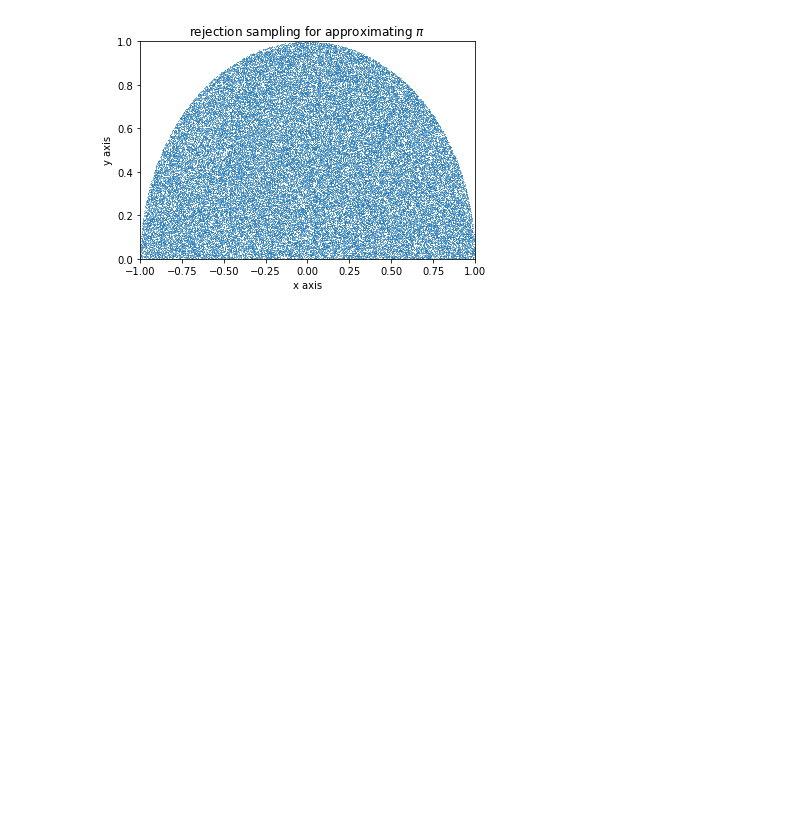
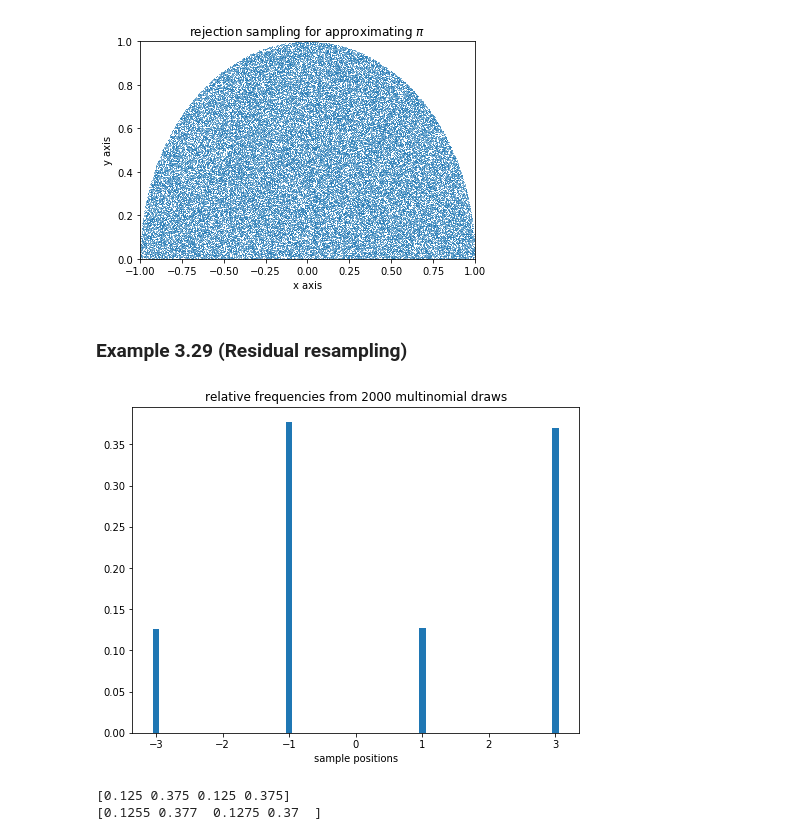
Before and after one commit to ray-chew/probabilistic_forecasting_examples, a Jupyter notebook: Chapter 3.ipynb, the cells around one changed output. Saved outputs shown, nothing was run; the diff lists cells and outputs as text; code cells hidden in the pictures; blank space fills up the shorter version.

```diff
--- a/Chapter 3.ipynb
+++ b/Chapter 3.ipynb
@@ -264,3 +264,41 @@ plt.ylim([0.,1.])
 plt.show()
 # %% [output]
 [figure]
+# %% [markdown]
+### Example 3.29 (Residual resampling)
+# %%
+# weights
+w = np.array([1.,3.,1.,3.])/8
+# cumulative weights
+W = np.array([1./8, 1./2, 5./8, 1.])
+
+x = [-3., -1., 1., 3.]
+
+# number of samples
+M = 2000
+xi = np.zeros((M))
+
+for i in range(M):
+    u = np.random.rand()
+    j1 = 0
+
+    while u > W[j1]:
+        j1 += 1
+
+    xi[i] = x[j1]
+
+fig7 = plt.figure(figsize=(8,6))
+nn, xh = np.histogram(xi)
+nn = nn.astype("float")/np.sum(nn)
+
+plt.bar([-3., -2., -1.5, -1., -0.5, 0.5, 1., 1.5, 2.0, 3.0], nn, width=0.1)
+plt.xlabel("sample positions")
+plt.title("relative frequencies from 2000 multinomial draws")
+plt.show()
+
+print(w)
+print(nn[np.where(nn > 0.)])
+# %% [output]
+[figure, added]
+[0.125 0.375 0.125 0.375]
+[0.1255 0.377  0.1275 0.37  ]
```
